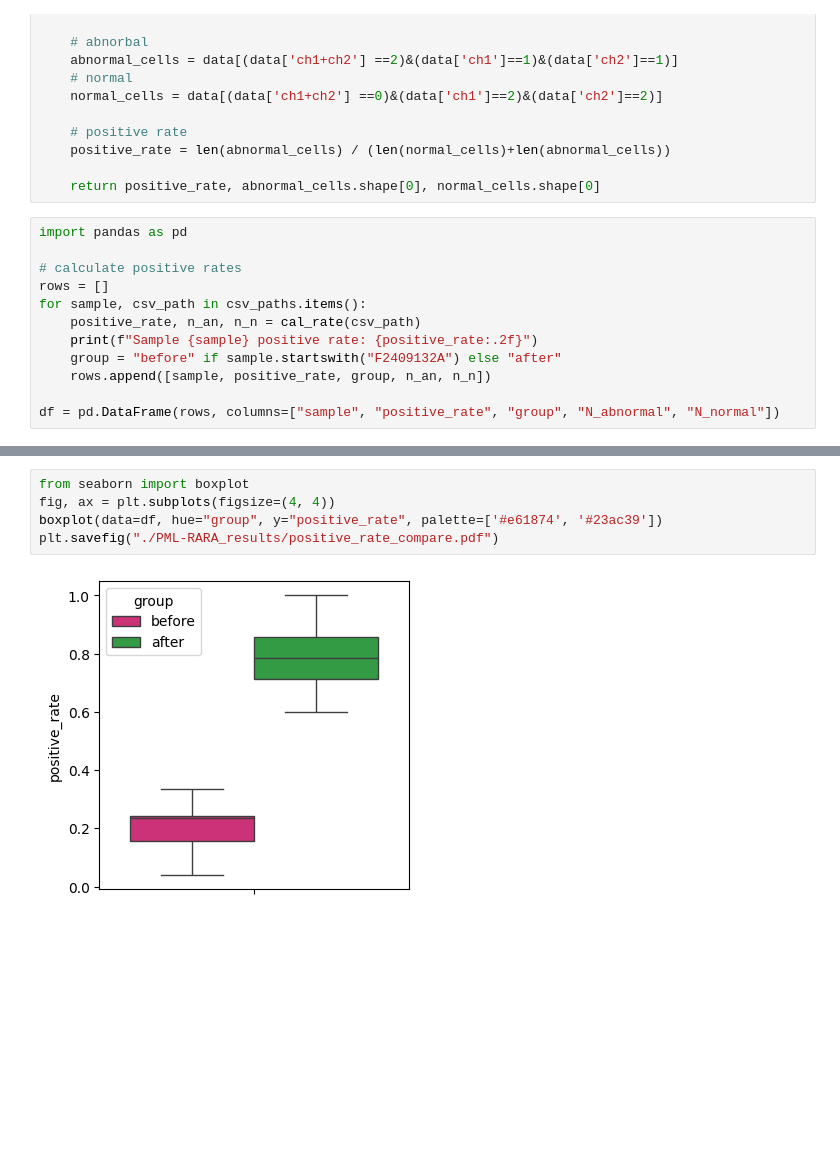
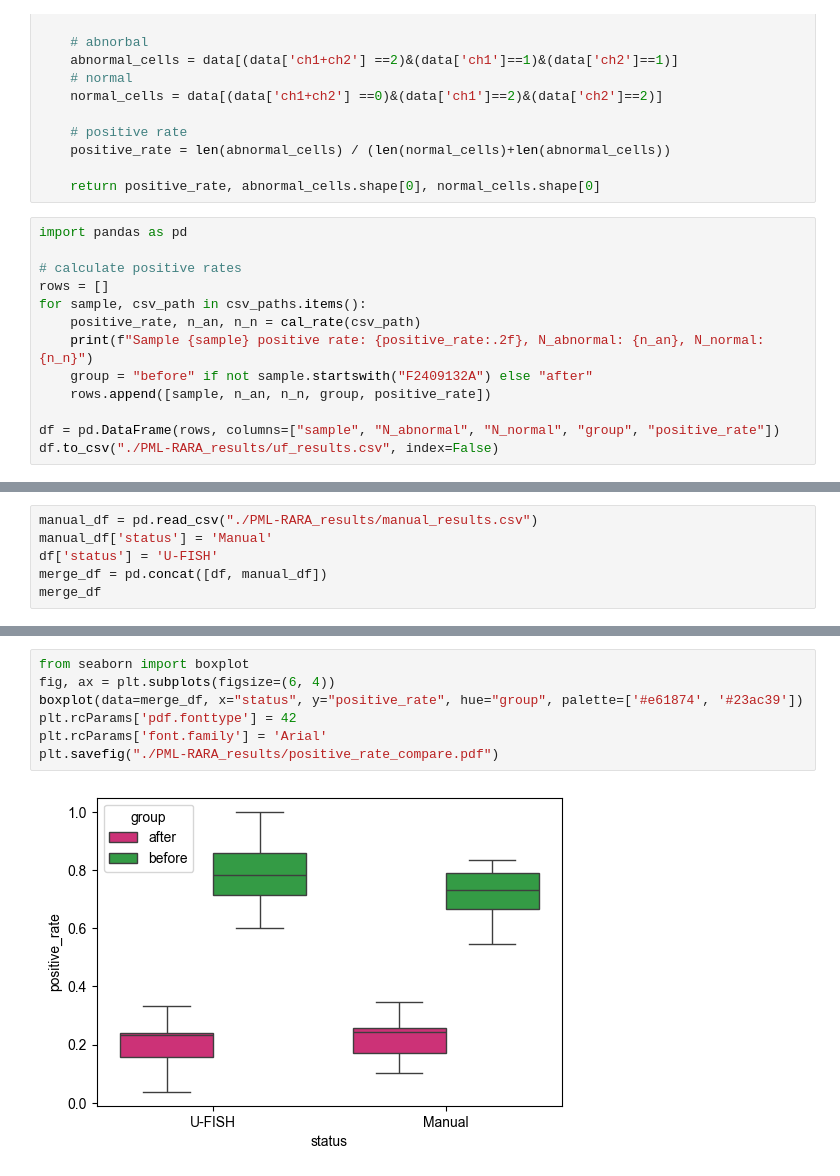
Before and after one commit to UFISH-Team/U-FISH-cancer-diagnosis, a Jupyter notebook: analysis_positive_rate.ipynb, the cells around one changed output, grey strips where cells are left out. Drawn from its saved outputs; the diff is of its cells as text; blank space fills up the shorter version.

Commit message:
Update analysis notebook with model adjustments and enhance positive rate comparison visualization

```diff
--- a/analysis_positive_rate.ipynb
+++ b/analysis_positive_rate.ipynb
@@ -282,9 +372,10 @@ import pandas as pd
 rows = []
 for sample, csv_path in csv_paths.items():
     positive_rate, n_an, n_n = cal_rate(csv_path)
-    print(f"Sample {sample} positive rate: {positive_rate:.2f}")
-    group = "before" if sample.startswith("F2409132A") else "after"
-    rows.append([sample, positive_rate, group, n_an, n_n])
+    print(f"Sample {sample} positive rate: {positive_rate:.2f}, N_abnormal: {n_an}, N_normal: {n_n}")
+    group = "before" if not sample.startswith("F2409132A") else "after"
+    rows.append([sample, n_an, n_n, group, positive_rate])
 
-df = pd.DataFrame(rows, columns=["sample", "positive_rate", "group", "N_abnormal", "N_normal"])
+df = pd.DataFrame(rows, columns=["sample", "N_abnormal", "N_normal", "group", "positive_rate"])
+df.to_csv("./PML-RARA_results/uf_results.csv", index=False)
 # %% [output]
@@ -306,0 +398,6 @@ Sample F2410254A.299_ROI.3_results positive rate: 1.00
+# %%
+manual_df = pd.read_csv("./PML-RARA_results/manual_results.csv")
+manual_df['status'] = 'Manual'
+df['status'] = 'U-FISH'
+merge_df = pd.concat([df, manual_df])
+merge_df
@@ -307,10 +422,12 @@ Sample F2410254A.299_ROI.3_results positive rate: 1.00
 # %%
 from seaborn import boxplot
-fig, ax = plt.subplots(figsize=(4, 4))
-boxplot(data=df, hue="group", y="positive_rate", palette=['#e61874', '#23ac39'])
+fig, ax = plt.subplots(figsize=(6, 4))
+boxplot(data=merge_df, x="status", y="positive_rate", hue="group", palette=['#e61874', '#23ac39'])
+plt.rcParams['pdf.fonttype'] = 42
+plt.rcParams['font.family'] = 'Arial'
 plt.savefig("./PML-RARA_results/positive_rate_compare.pdf")
 # %% [output]
-[figure, old version]
+[figure, new version]
 # %%
 from scipy.stats import ttest_ind
 
```
Also changed, not shown: parts of 6 cells of this notebook, 3 other files.
